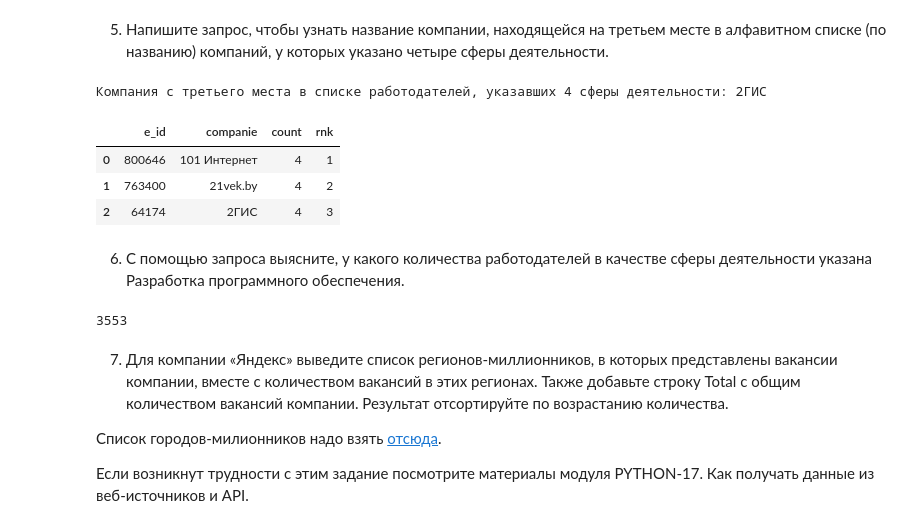
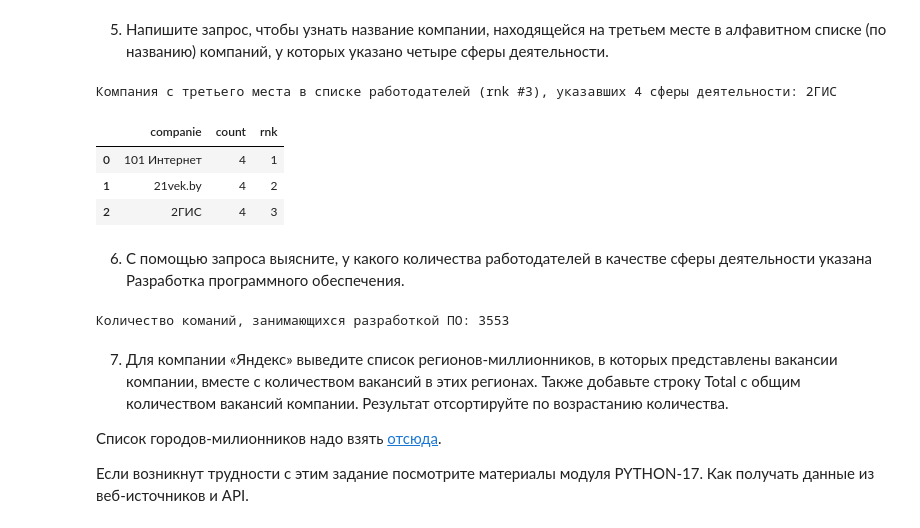
Before and after one commit to ssiarhei115/Vacancies-analysis, a Jupyter notebook: Project_2_template.ipynb, the cells around one changed output. Drawn from its saved outputs; the diff is of its cells as text; code cells hidden in the pictures.

```diff
--- a/Project_2_template.ipynb
+++ b/Project_2_template.ipynb
@@ -309,41 +326,40 @@ print(f"Количество работодателей, не указавших
 5. Напишите запрос, чтобы узнать название компании, находящейся на третьем месте в алфавитном списке (по названию) компаний, у которых указано четыре сферы деятельности.
 # %%
 query_5_5 = f'''
-    select
-        ei.employer_id e_id,
-        e.name companie,
-        count(ei.industry_id),
-        row_number() over (order by e.name) as rnk
-    from employers_industries ei
-    join  employers e on e.id=ei.employer_id
-    group by ei.employer_id, e.name
-    having count(ei.industry_id) = 4
-    order by 2
-    limit 3
+select
+    e.name companie,
+    count(ei.industry_id),
+    row_number() over (order by e.name) as rnk
+from employers_industries ei
+join  employers e on e.id=ei.employer_id
+group by e.name
+having count(ei.industry_id) = 4
+order by 1
+limit 3
 '''
 
 df = pd.read_sql(sa.text(query_5_5), engine)
-print(f"Компания с третьего места в списке работодателей, указавших 4 сферы деятельности: {df.loc[2,'companie']}")
+print(f"Компания с третьего места в списке работодателей (rnk #3), указавших 4 сферы деятельности: {df.loc[2,'companie']}")
 display(df)
 # %% [output]
-Компания с третьего места в списке работодателей, указавших 4 сферы деятельности: 2ГИС
+Компания с третьего места в списке работодателей (rnk #3), указавших 4 сферы деятельности: 2ГИС
-|  | e_id | companie | count | rnk |
-| 0 | 800646 | 101 Интернет | 4 | 1 |
-| 1 | 763400 | 21vek.by | 4 | 2 |
-| 2 | 64174 | 2ГИС | 4 | 3 |
+|  | companie | count | rnk |
+| 0 | 101 Интернет | 4 | 1 |
+| 1 | 21vek.by | 4 | 2 |
+| 2 | 2ГИС | 4 | 3 |
 # %% [markdown]
 6. С помощью запроса выясните, у какого количества работодателей в качестве сферы деятельности указана Разработка программного обеспечения.
 # %%
 query_5_6 = f'''
-    select count(*)
-    from
-        (select *
-        from employers_industries ei
-        join industries i on i.id = ei.industry_id
-        where name = 'Разработка программного обеспечения') as j
+select count(*)
+from
+    (select *
+    from employers_industries ei
+    join industries i on i.id = ei.industry_id
+    where name = 'Разработка программного обеспечения') as j
 '''
 
 df = pd.read_sql(sa.text(query_5_6), engine)
-display(df['count'].iloc[0])
+print(f"Количество команий, занимающихся разработкой ПО: {df['count'].iloc[0]}")
 # %% [output]
-3553
+Количество команий, занимающихся разработкой ПО: 3553
```
Also changed, not shown: parts of 8 cells of this notebook.
